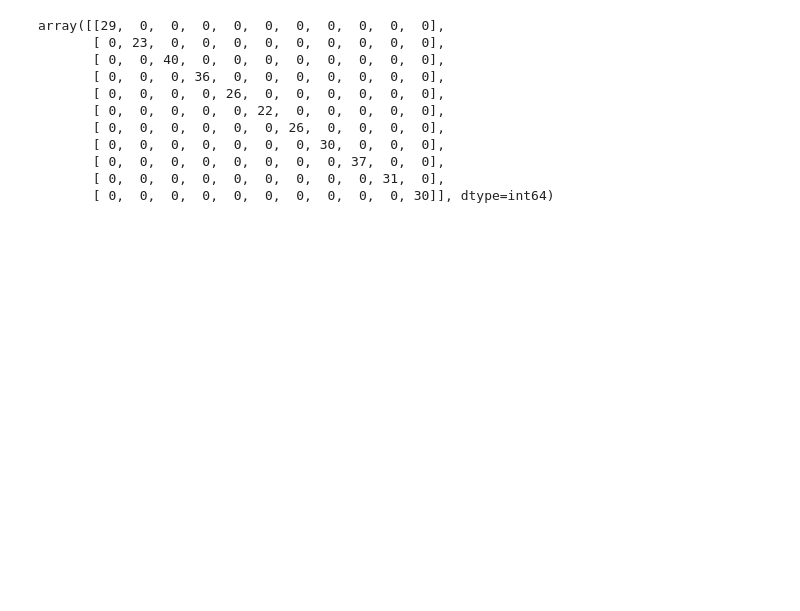
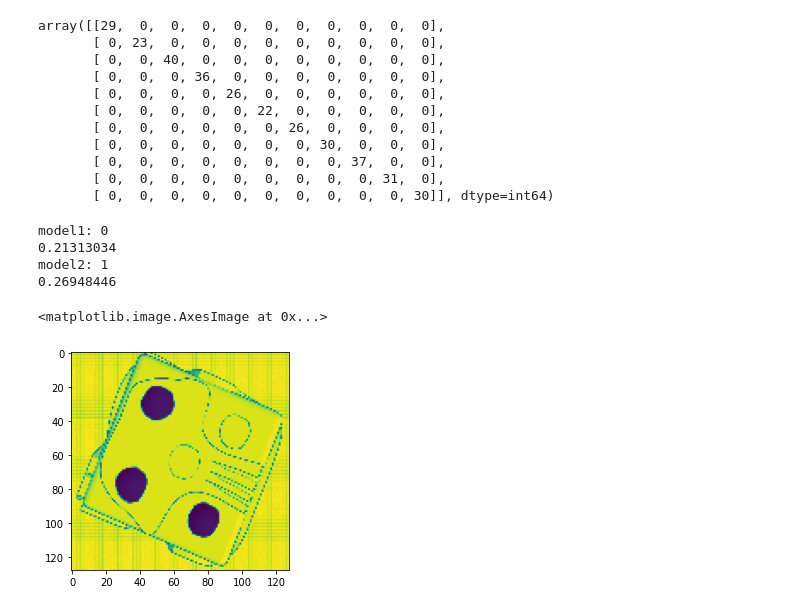
Before and after one commit to mokegg/Faktion-Anomaly-Detection, a Jupyter notebook: test_the_model.ipynb, the cells around one changed output. Saved outputs shown, nothing was run; the diff lists cells and outputs as text; code cells hidden in the pictures; blank space fills up the shorter version.

```diff
--- a/test_the_model.ipynb
+++ b/test_the_model.ipynb
@@ -111,3 +113,27 @@ array([[29,  0,  0,  0,  0,  0,  0,  0,  0,  0,  0],
        [ 0,  0,  0,  0,  0,  0,  0,  0, 37,  0,  0],
        [ 0,  0,  0,  0,  0,  0,  0,  0,  0, 31,  0],
        [ 0,  0,  0,  0,  0,  0,  0,  0,  0,  0, 30]], dtype=int64)
+# %%
+#array_test1 = test_data.img_to_array("C:/Users/Seba/Downloads/pngegg.png")
+array_test2 = test_data.img_to_array("C:/Users/Seba/Downloads/03.png")
+array_test3 = test_data.img_to_array("C:/Users/Seba/Downloads/04.png")
+array_test4 = test_data.img_to_array("C:/Users/Seba/Downloads/05.png")
+array_test5 = test_data.img_to_array("C:/Users/Seba/Downloads/06.png")
+array_test6 = test_data.img_to_array("C:/Users/Seba/Downloads/bigger.png")
+# %%
+test_pred1 = model1.predict(array_test2)
+test_pred2 = model2.predict(array_test2)
+
+print('model1: '+str(np.argmax(test_pred1[0])))
+print(test_pred1[0][np.argmax(test_pred1[0])])
+print('model2: '+str(np.argmax(test_pred2[0])))
+print(test_pred2[0][np.argmax(test_pred2[0])])
+
+plt.imshow(array_test2[0])
+# %% [output]
+model1: 0
+0.21313034
+model2: 1
+0.26948446
+<matplotlib.image.AxesImage at 0x...>
+[figure, added]
```
Also changed, not shown: parts of 7 cells of this notebook, 2 other files.
